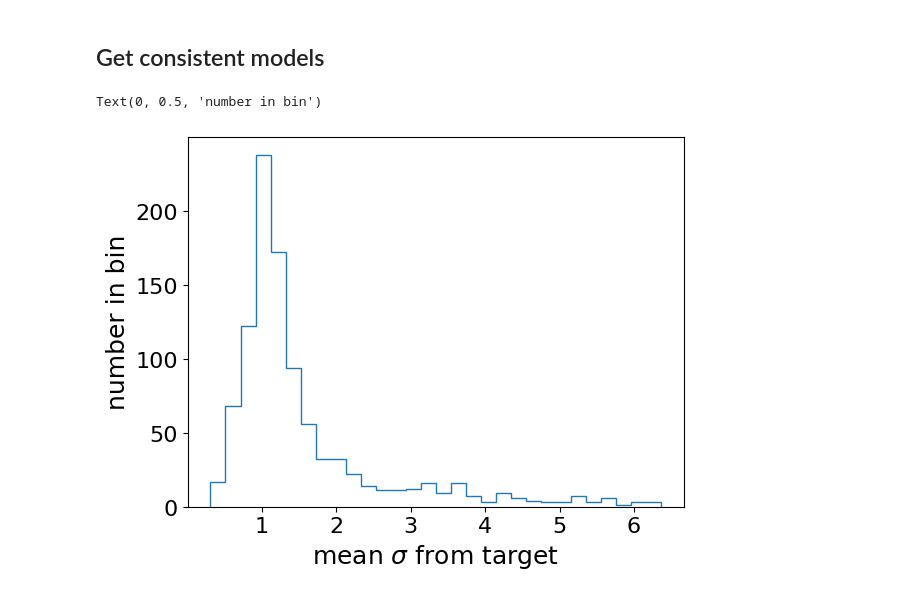
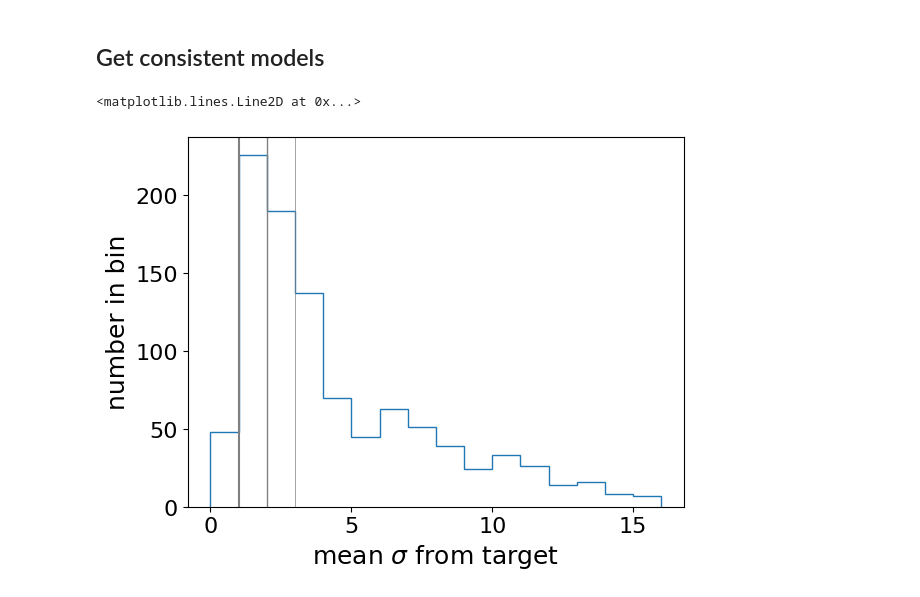
Before and after one commit to kstoreyf/biasexp-target-observable, a Jupyter notebook: notebooks/2023-11-10_camels-sam_checks.ipynb, the cells around one changed output. Drawn from its saved outputs; the diff is of its cells as text; code cells hidden in the pictures.

```diff
--- a/notebooks/2023-11-10_camels-sam_checks.ipynb
+++ b/notebooks/2023-11-10_camels-sam_checks.ipynb
@@ -199,10 +163,10 @@ plt.xlim(8, 12.5)
 ndens_arr = []
 for i in range(sim_start, sim_end):
     phi, edges = np.histogram(log_mstars[i], bins=edges)
-    phi_norm = phi / vol_hMpc / bin_width
+    phi_norm = phi / vol_Mpc / bin_width
 
     ndens_trapz = np.trapz(phi_norm, x=bins_avg)
-    ndens = len(log_mstars[i][log_mstars[i]>edges[0]])/vol_hMpc
+    ndens = len(log_mstars[i][log_mstars[i]>edges[0]])/vol_Mpc
     #print("Num dens from integration:", ndens)
     #print("Num dens direct:", )
     ndens_arr.append(ndens)
@@ -227,14 +188,0 @@ Text(0, 0.5, 'number per bin')
-# %%
-rng = np.random.default_rng(seed=42)
-
-ndens_target = ndens_bgs
-N_target = round(ndens_target*vol_hMpc)
-print(N_target)
-log_mstars_down = []
-for i in range(sim_start, sim_end):
-    log_mstar_threshed = log_mstars[i][log_mstars[i]>edges[0]]
-    #ndens = len(log_mstars_threshed)/vol_hMpc
-    #N_downsample = ndens_target/ndens
-    N = N_target
-    log_mstar_down = rng.choice(log_mstar_threshed, size=min(N_target, len(log_mstar_threshed)), replace=False)
-    log_mstars_down.append(log_mstar_down)
@@ -301,21 +207,24 @@ def get_distance_sigma(x1, y1, yerr1, x2, y2, xrange):
 # %%
 sigma_means = []
 xrange = [8,11]
-for i in range(len(log_mstars_down)):
+for i in range(len(log_mstars)):
 
-    phi, edges = np.histogram(log_mstars_down[i], bins=edges)
-    phi_norm = phi / vol_hMpc / bin_width
+    phi, edges = np.histogram(log_mstars[i], bins=edges)
+    phi_norm = phi / vol_Mpc / bin_width
 
     sigma_mean = get_distance_sigma(ms, psmf_bgs_mean, psmf_bgs_std, bins_avg, phi_norm, xrange)
     sigma_means.append(sigma_mean)
 sigma_means = np.array(sigma_means)
 # %%
-plt.hist(sigma_means, bins=30, histtype='step')
+plt.hist(sigma_means, bins=np.arange(0, int(np.max(sigma_means)+1)), histtype='step')
 plt.xlabel(r'mean $\sigma$ from target')
 plt.ylabel('number in bin')
+plt.axvline(1, color='grey', lw=1.5)
+plt.axvline(2, color='grey', lw=1)
+plt.axvline(3, color='grey', lw=0.5)
 # %% [output]
-Text(0, 0.5, 'number in bin')
+<matplotlib.lines.Line2D at 0x...>
-[figure, old version]
+[figure, new version]
 # %%
 for sig in range(1, 4):
     print(f'Fraction within {sig}\sigma: {np.sum(sigma_means<sig)/len(sigma_means):.2f}')
```
Also changed, not shown: parts of 9 cells of this notebook, 1 other file.
